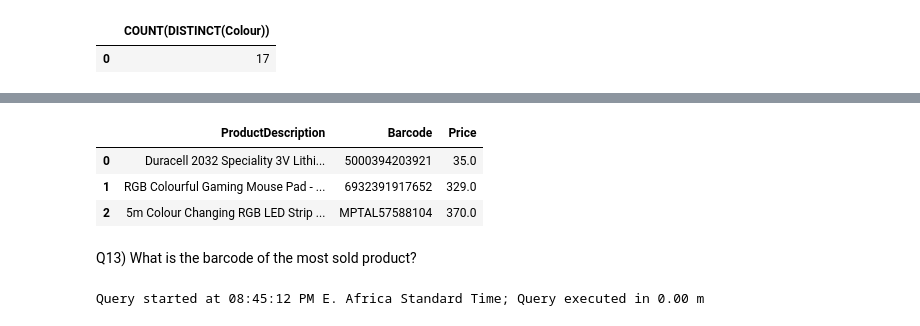
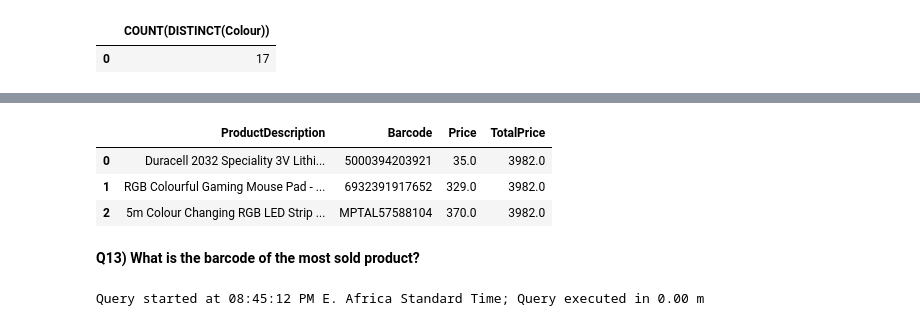
Before and after one commit to mainamwangi49/Bhejane-Trading-Database-Normalization, a Jupyter notebook: SQL_Normalization.ipynb, the cells around one changed output, grey strips where cells are left out. Saved outputs shown, nothing was run; the diff lists cells and outputs as text; code cells hidden in the pictures.

```diff
--- a/SQL_Normalization.ipynb
+++ b/SQL_Normalization.ipynb
@@ -993,7 +982,9 @@ Q12) What would the total price be if I had the following items in my cart?
 # %%
 %%read_sql
 -- Write your query here:
-SELECT DISTINCT ProductDescription, Barcode, Price
+SELECT DISTINCT
+    ProductDescription, Barcode, Price,
+    SUM(Price) OVER () AS TotalPrice
 FROM Products_3NF
 WHERE Barcode = "MPTAL57588104" OR Barcode = "5000394203921" OR Barcode = "6932391917652"
 # %% [output]
@@ -1001,9 +992,9 @@ Query started at 08:44:39 PM E. Africa Standard Time; Query executed in 0.00 m
-|  | ProductDescription | Barcode | Price |
-| 0 | Duracell 2032 Speciality 3V Lithi... | 5000394203921 | 35.0 |
-| 1 | RGB Colourful Gaming Mouse Pad - ... | 6932391917652 | 329.0 |
-| 2 | 5m Colour Changing RGB LED Strip ... | MPTAL57588104 | 370.0 |
+|  | ProductDescription | Barcode | Price | TotalPrice |
+| 0 | Duracell 2032 Speciality 3V Lithi... | 5000394203921 | 35.0 | 3982.0 |
+| 1 | RGB Colourful Gaming Mouse Pad - ... | 6932391917652 | 329.0 | 3982.0 |
+| 2 | 5m Colour Changing RGB LED Strip ... | MPTAL57588104 | 370.0 | 3982.0 |
 # %% [markdown]
-Q13) What is the barcode of the most sold product?
+**Q13) What is the barcode of the most sold product?**
 # %%
 %%read_sql
 -- Write your query here:
```
Also changed, not shown: parts of 71 cells of this notebook.
